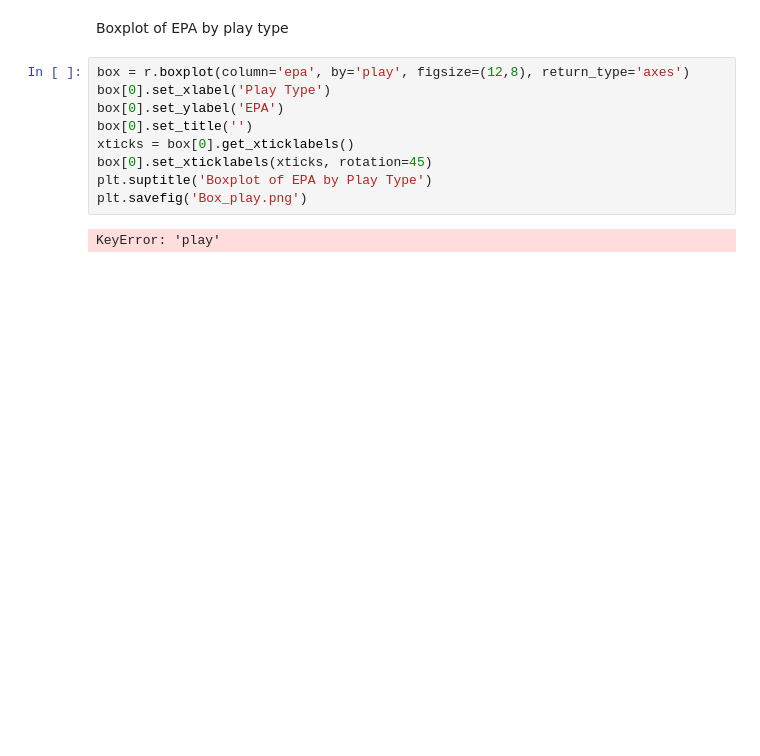
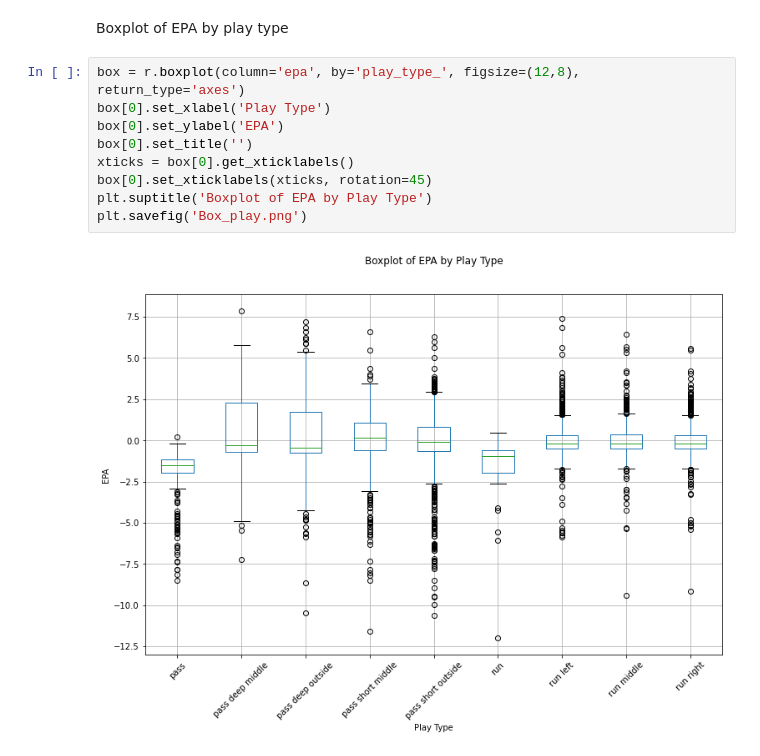
Before and after one commit to DKHowell/nfl-formation-clustering, a Jupyter notebook: NFL_defense_clustering.ipynb, the cells around one changed output. Cells and saved outputs as stored; diff of their text form; blank space fills up the shorter version.

```diff
--- a/NFL_defense_clustering.ipynb
+++ b/NFL_defense_clustering.ipynb
@@ -483,13 +483,13 @@ plt.savefig('Box_Cluster.png')
 # %% [markdown]
 Boxplot of EPA by play type
 # %%
-box = r.boxplot(column='epa', by='play', figsize=(12,8), return_type='axes')
+box = r.boxplot(column='epa', by='play_type_', figsize=(12,8), return_type='axes')
 box[0].set_xlabel('Play Type')
 box[0].set_ylabel('EPA')
 box[0].set_title('')
 xticks = box[0].get_xticklabels()
 box[0].set_xticklabels(xticks, rotation=45)
 plt.suptitle('Boxplot of EPA by Play Type')
 plt.savefig('Box_play.png')
 # %% [output]
-KeyError: 'play'
+[figure, added]
```
